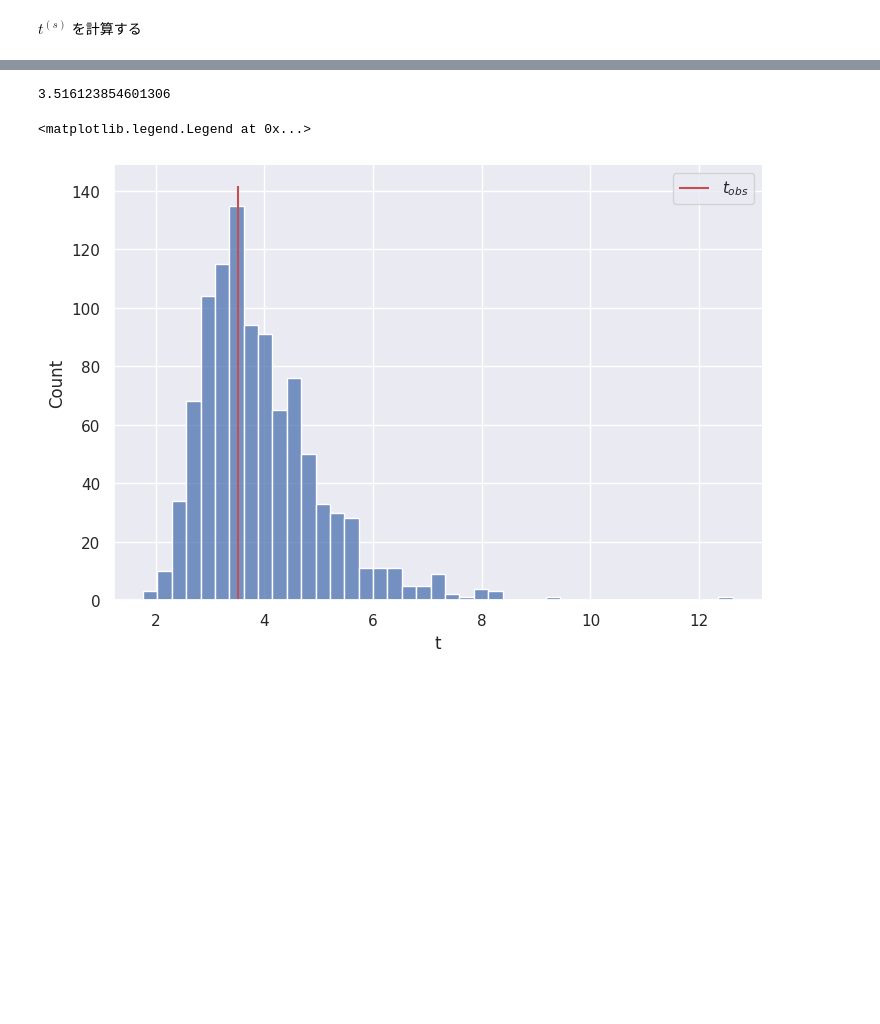
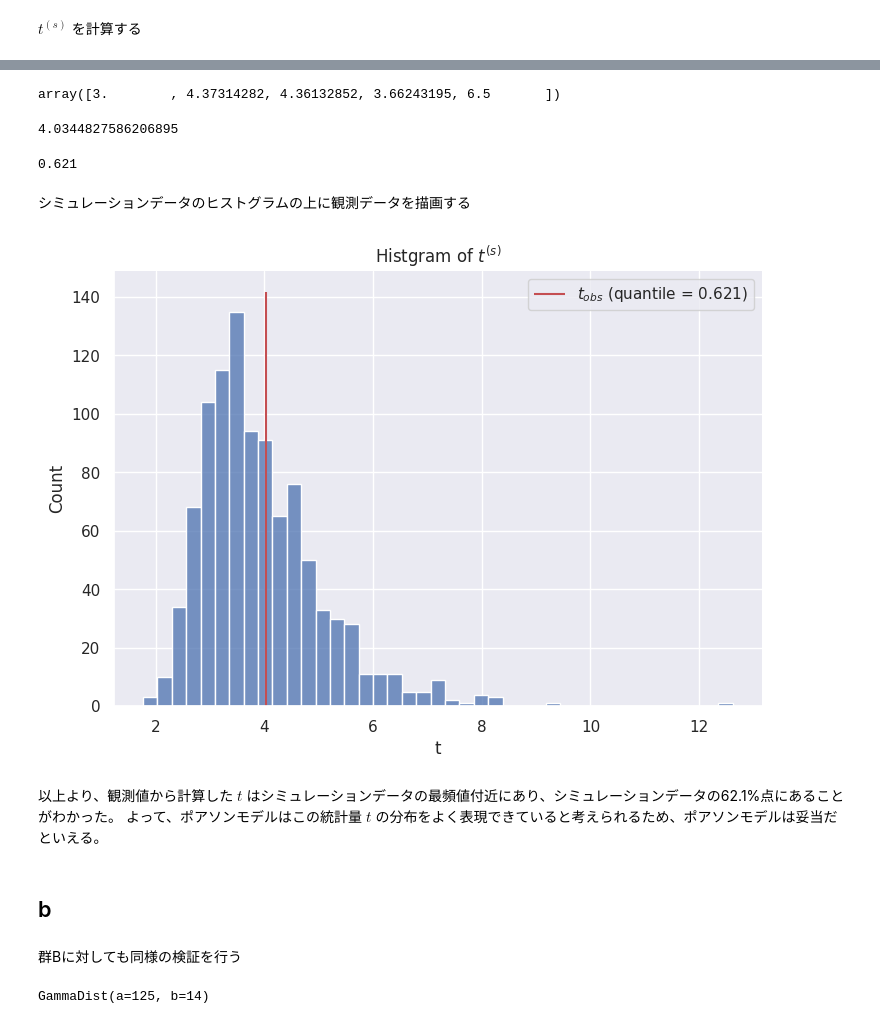
Before and after one commit to savioursho/a-first-cource-in-baysian-statistical-methods, a Jupyter notebook: notebooks/chapter04/03-excercise4_3.ipynb, the cells around one changed output, grey strips where cells are left out. Cells and saved outputs as stored; diff of their text form; code cells hidden in the pictures; blank space fills up the shorter version.

```diff
--- a/notebooks/chapter04/03-excercise4_3.ipynb
+++ b/notebooks/chapter04/03-excercise4_3.ipynb
@@ -68,0 +77,7 @@ array([13.24276562, 12.14381022, 13.32877017, 11.09741795, 11.75411496])
+# %%
+# データセットを生成する
+dataset_A = generate_dataset(posterior_A, n_samples=1000, sample_size=10)
+
+# サンプルサイズ10のサンプルが1000個できた
+print("thetaのサイズ:", dataset_A.theta.shape)
+print("datasetのサイズ:", dataset_A.dataset.shape)
@@ -101,16 +123,51 @@ array([3.        , 4.37314282, 4.36132852, 3.66243195, 6.5       ])
+# %%
+t_statistics_A = calculate_t(dataset=dataset_A.dataset, y=y_A)
+# %%
+# シミュレーションデータを5個みてみる
+t_statistics_A.t[:5]
+# %% [output]
+array([3.        , 4.37314282, 4.36132852, 3.66243195, 6.5       ])
 # %%
 # 観測データのt
-t_obs = t.mean() / t.std()
-t_obs
+t_statistics_A.t_obs
 # %% [output]
-3.516123854601306
+4.0344827586206895
+# %%
+# 観測値のtのシミュレーションデータに対する分位数
+t_statistics_A.quantile_t_obs
+# %% [output]
+0.621
+# %% [markdown]
+シミュレーションデータのヒストグラムの上に観測データを描画する
 # %%
-sns.displot(
-    x=t,
-    aspect=1.5,
-).set(xlabel="t")
-plt.vlines(t_obs, *plt.gca().get_ylim(), colors="r", label="$t_{obs}$")
-plt.legend()
+def plot_t_statistics(
+    t: np.ndarray,
+    t_obs: float,
+):
+    quantile_t_obs = (t <= t_obs).sum() / len(t)
+
+    sns.displot(
+        x=t,
+        aspect=1.5,
+    ).set(xlabel="t", title=r"Histgram of $t^{(s)}$")
+    plt.vlines(
+        t_obs,
+        *plt.gca().get_ylim(),
+        colors="r",
+        label="$t_{obs}$" f" (quantile = {quantile_t_obs})",
+    )
+    plt.legend()
-# %% [output]
-<matplotlib.legend.Legend at 0x...>
-[figure, removed]
+# %%
+plot_t_statistics(
+    t=t_statistics_A.t,
+    t_obs=t_statistics_A.t_obs,
+)
+# %% [output]
+[figure, added]
+# %% [markdown]
+以上より、観測値から計算した $t$ はシミュレーションデータの最頻値付近にあり、シミュレーションデータの62.1%点にあることがわかった。
+よって、ポアソンモデルはこの統計量 $t$ の分布をよく表現できていると考えられるため、ポアソンモデルは妥当だといえる。
+# %% [markdown]
+## b
+# %% [markdown]
+群Bに対しても同様の検証を行う
@@ -116,0 +176,6 @@ plt.legend()
+# %%
+# 事後分布
+posterior_B = GammaDist(a=125, b=14)
+posterior_B
+# %% [output]
+GammaDist(a=125, b=14)
```
Also changed, not shown: parts of 19 cells of this notebook.
